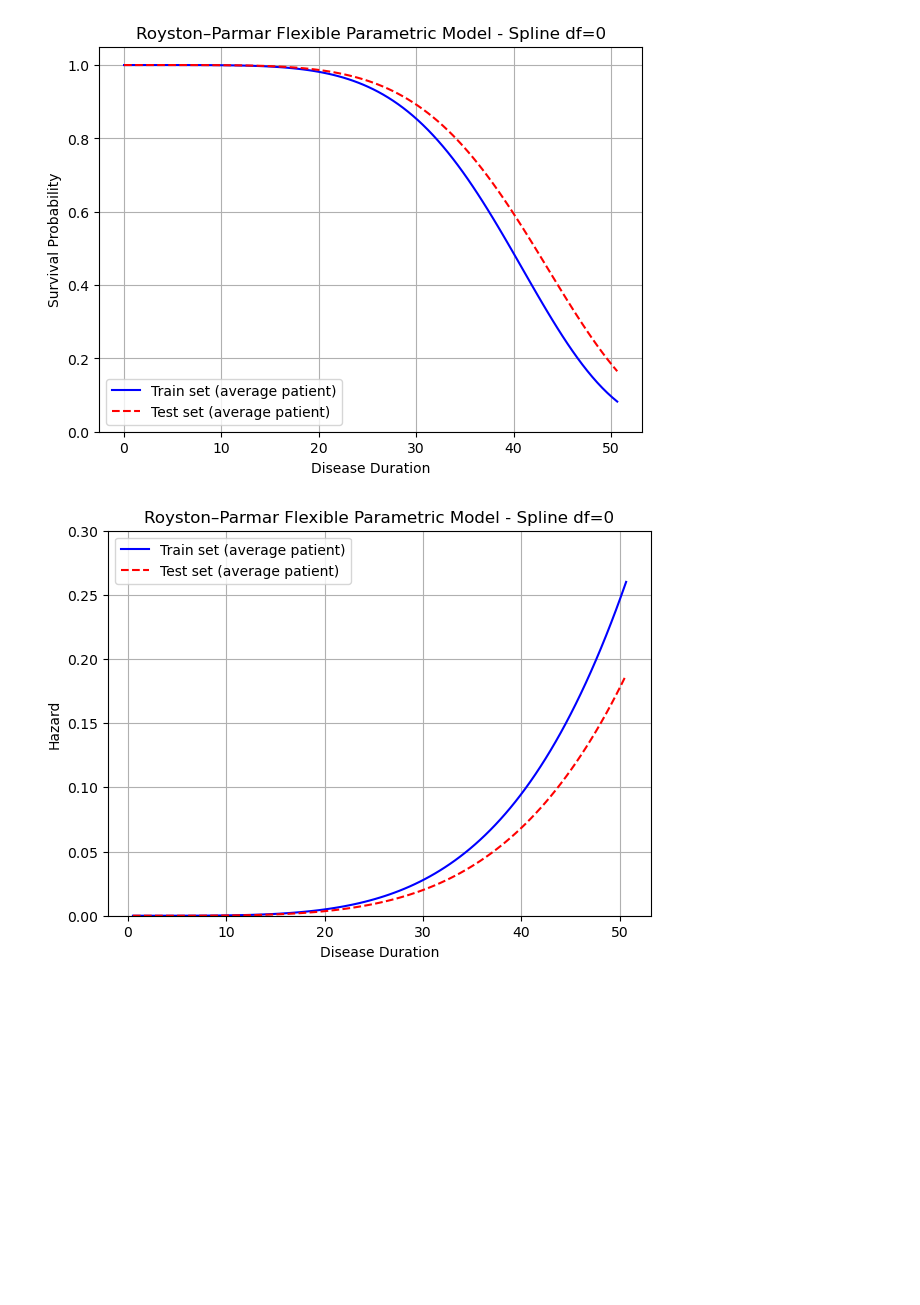
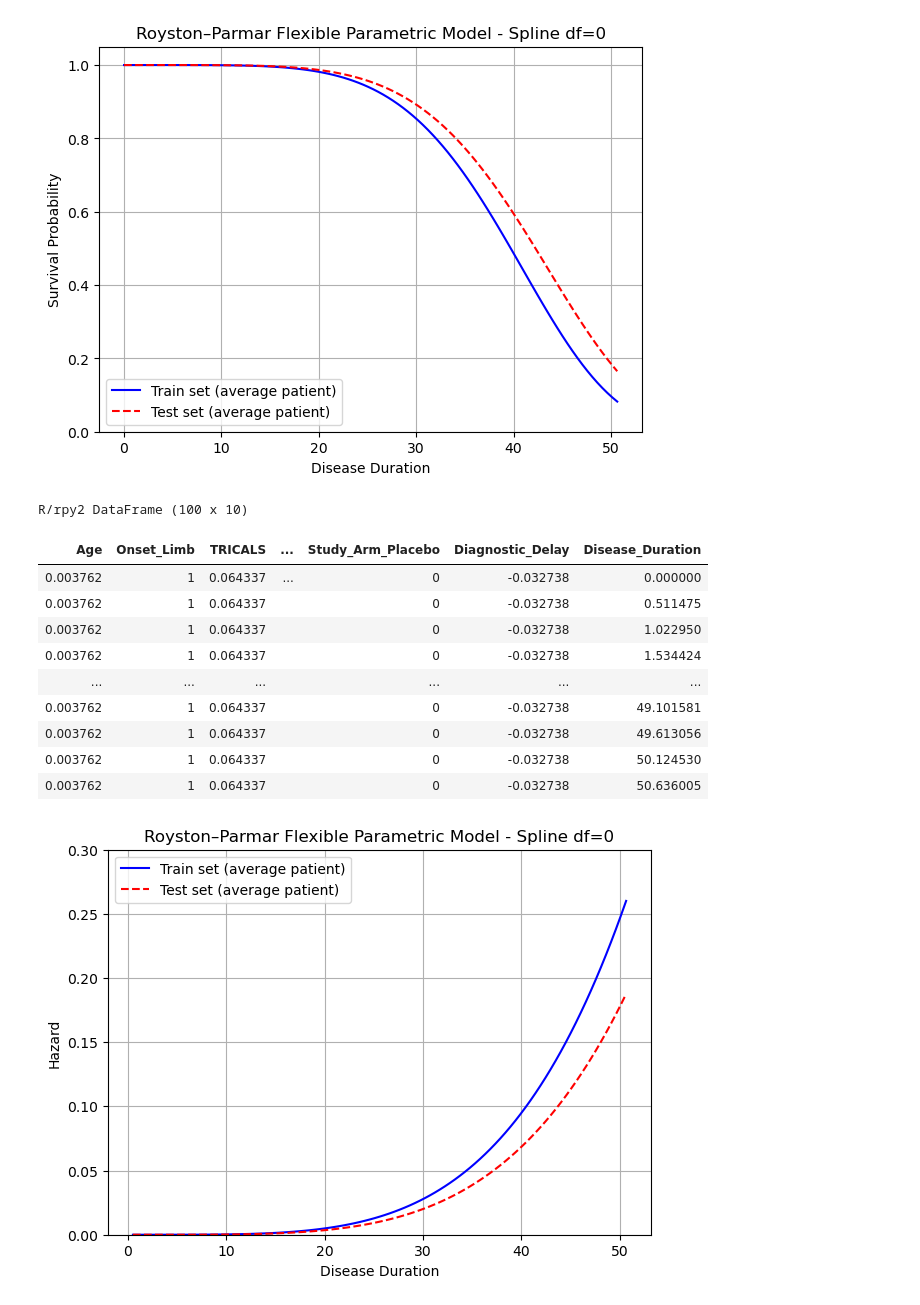
Before and after one commit to Uzoemeka/All_ALS_Data, a Jupyter notebook: 07_flexible_parametric_model.ipynb, the cells around one changed output. Drawn from its saved outputs; the diff is of its cells as text; code cells hidden in the pictures; blank space fills up the shorter version.

```diff
--- a/07_flexible_parametric_model.ipynb
+++ b/07_flexible_parametric_model.ipynb
@@ -681,6 +681,20 @@ plt.grid(True)
 plt.show()
 # %% [output]
 [figure]
+# %%
+newdata_train
+# %% [output]
+R/rpy2 DataFrame (100 x 10)
+| Age | Onset_Limb | TRICALS | ... | Study_Arm_Placebo | Diagnostic_Delay | Disease_Duration |
+| 0.003762 | 1 | 0.064337 | ... | 0 | -0.032738 | 0.000000 |
+| 0.003762 | 1 | 0.064337 |  | 0 | -0.032738 | 0.511475 |
+| 0.003762 | 1 | 0.064337 |  | 0 | -0.032738 | 1.022950 |
+| 0.003762 | 1 | 0.064337 |  | 0 | -0.032738 | 1.534424 |
+| ... | ... | ... |  | ... | ... | ... |
+| 0.003762 | 1 | 0.064337 |  | 0 | -0.032738 | 49.101581 |
+| 0.003762 | 1 | 0.064337 |  | 0 | -0.032738 | 49.613056 |
+| 0.003762 | 1 | 0.064337 |  | 0 | -0.032738 | 50.124530 |
+| 0.003762 | 1 | 0.064337 |  | 0 | -0.032738 | 50.636005 |
 # %%
 S_train = r_predict(fp_model, newdata=newdata_train, type="hazard")
 S_test = r_predict(fp_model, newdata=newdata_test, type="hazard")
```
Also changed, not shown: 19 other files.
